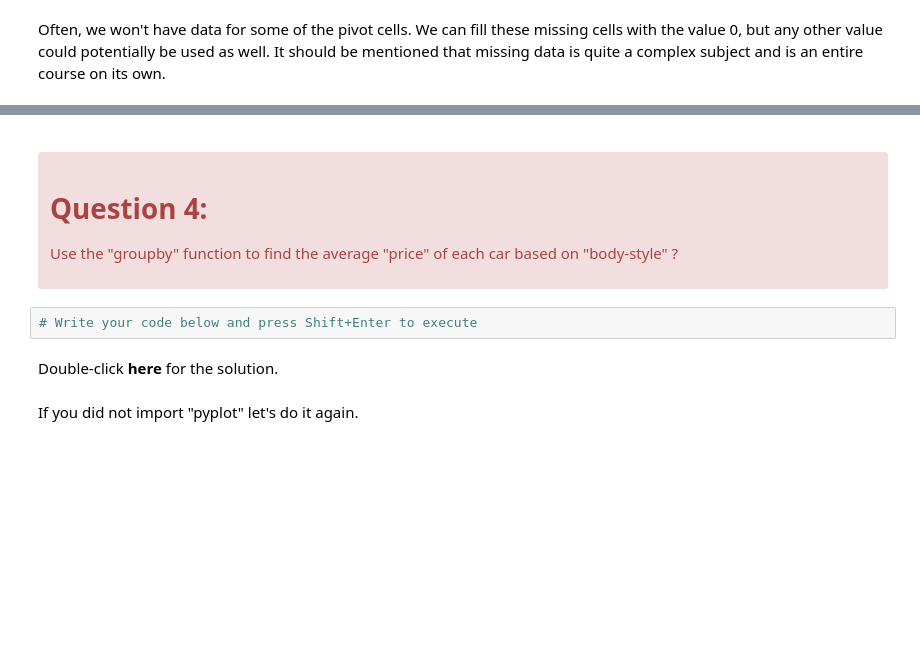
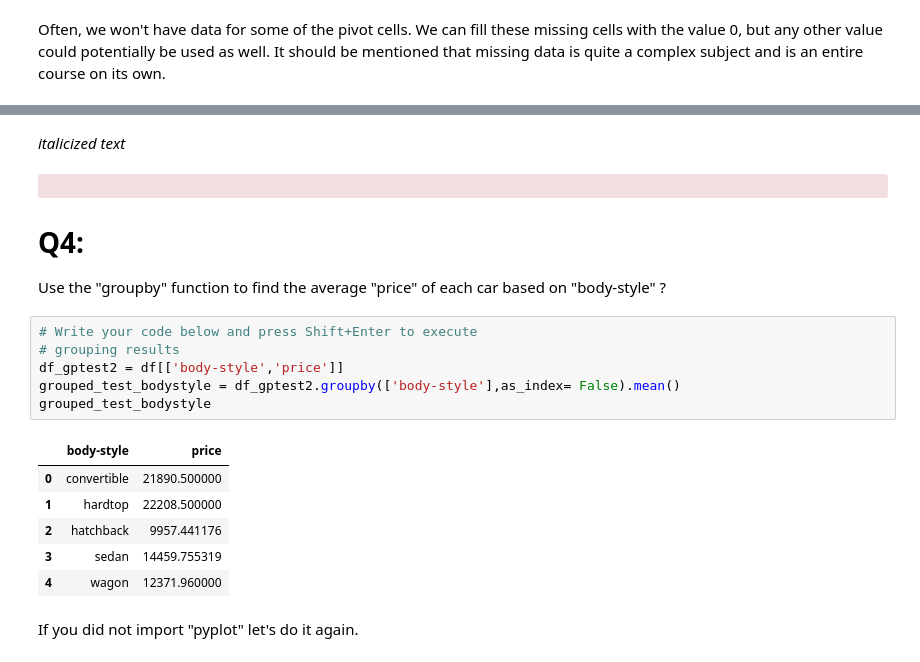
Before and after one commit to mohd-faizy/Data_Analysis_With_Python, a Jupyter notebook: 3_Exploratory_Data_Analysis.ipynb, the cells around one changed output, grey strips where cells are left out. Drawn from its saved outputs; the diff is of its cells as text; blank space fills up the shorter version.

```diff
--- a/3_Exploratory_Data_Analysis.ipynb
+++ b/3_Exploratory_Data_Analysis.ipynb
@@ -297,22 +434,22 @@ grouped_pivot
 # %% [markdown]
-<div class="alert alert-danger alertdanger" style="margin-top: 20px">
-<h1>Question 4:</h1>
+*italicized text*<div class="alert alert-danger alertdanger" style="margin-top: 20px">
+<h1>Q4:</h1>
 
 <p>Use the "groupby" function to find the average "price" of each car based on "body-style" ? </p>
 </div>
 # %%
 # Write your code below and press Shift+Enter to execute
+# grouping results
+df_gptest2 = df[['body-style','price']]
+grouped_test_bodystyle = df_gptest2.groupby(['body-style'],as_index= False).mean()
+grouped_test_bodystyle
+# %% [output]
+|  | body-style | price |
+| 0 | convertible | 21890.500000 |
+| 1 | hardtop | 22208.500000 |
+| 2 | hatchback | 9957.441176 |
+| 3 | sedan | 14459.755319 |
+| 4 | wagon | 12371.960000 |
-# %% [markdown]
-Double-click <b>here</b> for the solution.
-
-<!-- The answer is below:
-
-# grouping results
-df_gptest2 = df[['body-style','price']]
-grouped_test_bodystyle = df_gptest2.groupby(['body-style'],as_index= False).mean()
-grouped_test_bodystyle
-
--->
 # %% [markdown]
 If you did not import "pyplot" let's do it again.
 # %%
```
Also changed, not shown: parts of 66 cells of this notebook.
